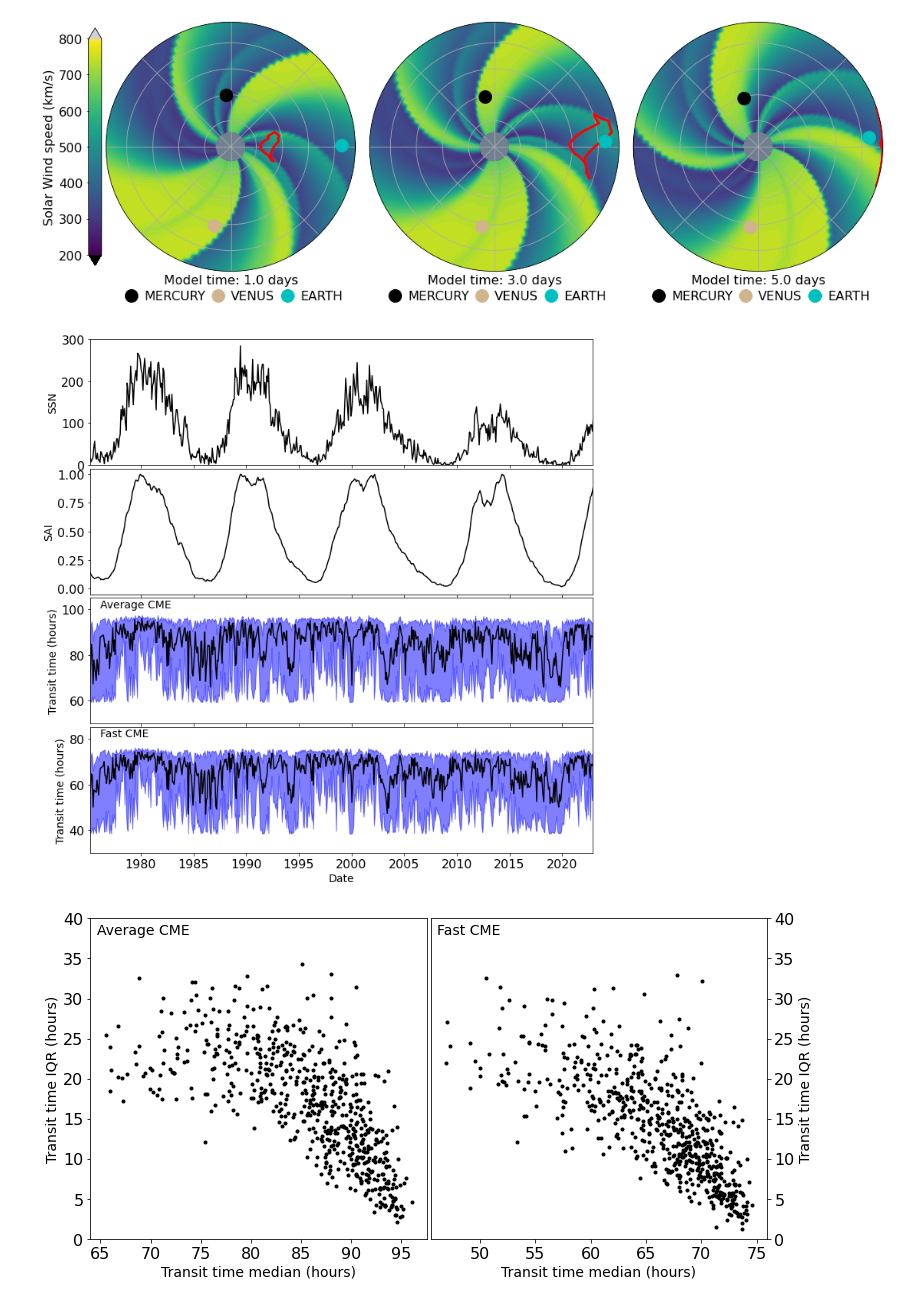
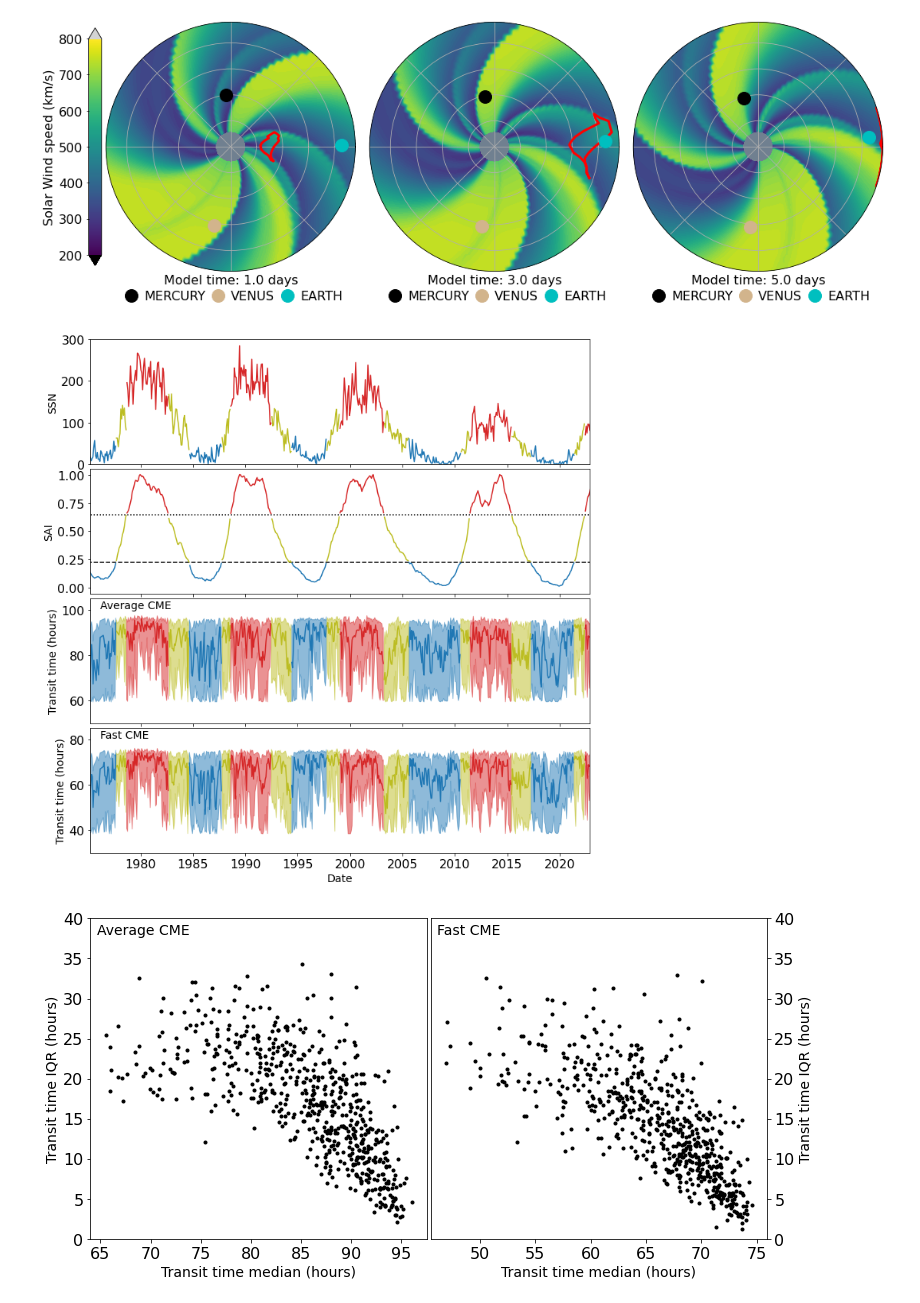
Before and after one commit to LukeBarnard/CME_transit_climatology, a Jupyter notebook: code/transit_time_analysis.ipynb, the cells around one changed output. Cells and saved outputs as stored; diff of their text form; code cells hidden in the pictures.

Commit message:
Updated time series figure with tercile levels and included data file in git

```diff
--- a/code/transit_time_analysis.ipynb
+++ b/code/transit_time_analysis.ipynb
@@ -365,40 +365,68 @@ def solar_activity_and_transients_time_series():
 
     fig, ax = plt.subplots(4,1, figsize=(10,10), facecolor='white')
 
-    ax[0].plot(ssn['datetime'], ssn['ssn'], 'k-')
-    ax[1].plot(ssn['datetime'], ssn['sai'], 'k-')
+    terciles = ssn['sai'].quantile([0.333, 0.666]).values
+    colors = ['tab:blue', 'tab:olive', 'tab:red']
+
+    id_low = ssn['sai'] <= terciles[0]
+    id_mid = (ssn['sai'] >= terciles[0]) & (ssn['sai'] <= terciles[1])
+    id_high = ssn['sai'] >= terciles[1]
+
+    for id_sub, col in zip([id_low, id_mid, id_high], colors):
+        ssn_c = ssn.copy()
+        ssn_c[np.logical_not(id_sub)] = np.NaN
+
+        # Sun spot number
+        ax[0].plot(ssn_c['datetime'], ssn_c['ssn'], '-', color=col)
+        # Solar activity index
+        ax[1].plot(ssn_c['datetime'], ssn_c['sai'], '-', color=col)
+
+    linestyles = ['--', ':']
+    ax[1].hlines(terciles, ssn['datetime'].min(), ssn['datetime'].max(), colors=['k'], linestyles=linestyles )
 
     for a, cme, label in zip(ax[2:], [cme_avg, cme_fst], ['Average CME', 'Fast CME']):
-        a.plot(cme_avg['datetime'], cme['avg'], 'k-', zorder=2)
-        a.fill_between(cme_avg['datetime'], cme['q1'], cme['q9'], color='b', alpha=0.5, zorder=1)
-        a.text(0.02, 0.925, label, transform=a.transAxes, fontsize=14)
+
+        id_low = cme['sai'] <= terciles[0]
+        id_mid = (cme['sai'] > terciles[0]) & (cme['sai'] <= terciles[1])
+        id_high = cme['sai'] > terciles[1]
+
+        for id_sub, col in zip([id_low, id_mid, id_high], colors):
+
+            # For plot to render properly, we need to break the time series into contiguous chunks. [sigh]
+            cme_dup = cme.copy()
+            cme_dup[np.logical_not(id_sub)] = np.NaN
+
+            a.plot(cme_dup['datetime'], cme_dup['avg'], '-', color=col, zorder=2)
+            a.fill_between(cme_dup['datetime'], cme_dup['q1'], cme_dup['q9'], color=col, alpha=0.5, zorder=1)
+
+        a.text(0.02, 0.92, label, transform=a.transAxes, fontsize=14)
 
     for a in ax:
         a.set_xlim(cme_avg['datetime'].min(), cme_avg['datetime'].max())
 
     for a in ax[:-1]:
         a.set_xticklabels([])
 
     ax[0].set_ylim(0,300)
     ax[2].set_ylim(50,105)
     ax[3].set_ylim(30,85)
 
     ax[-1].set_xlabel('Date', fontsize=14)
     ax[0].set_ylabel('SSN', fontsize=14)
     ax[1].set_ylabel('SAI', fontsize=14)
     ax[2].set_ylabel('Transit time (hours)', fontsize=14)
     ax[3].set_ylabel('Transit time (hours)', fontsize=14)
 
-    fig.subplots_adjust(left=0.08, bottom=0.06, right=0.99, top=0.99, hspace=0.03)
+    fig.subplots_adjust(left=0.085, bottom=0.06, right=0.99, top=0.99, hspace=0.04)
     fig_name = "C:/Users/yq904481/research/repos/CME_transit_climatology/figures/ssn_sai_cme_timeseries.pdf"
     fig.savefig(fig_name)
     fig_name = "C:/Users/yq904481/research/repos/CME_transit_climatology/figures/ssn_sai_cme_timeseries.png"
     fig.savefig(fig_name)
     return
 
 solar_activity_and_transients_time_series()
 # %% [output]
-[figure, old version]
+[figure, new version]
 # %%
 def transit_median_iqr_scatter():
     """
```
Also changed, not shown: parts of 1 cell of this notebook, 2 other files.
